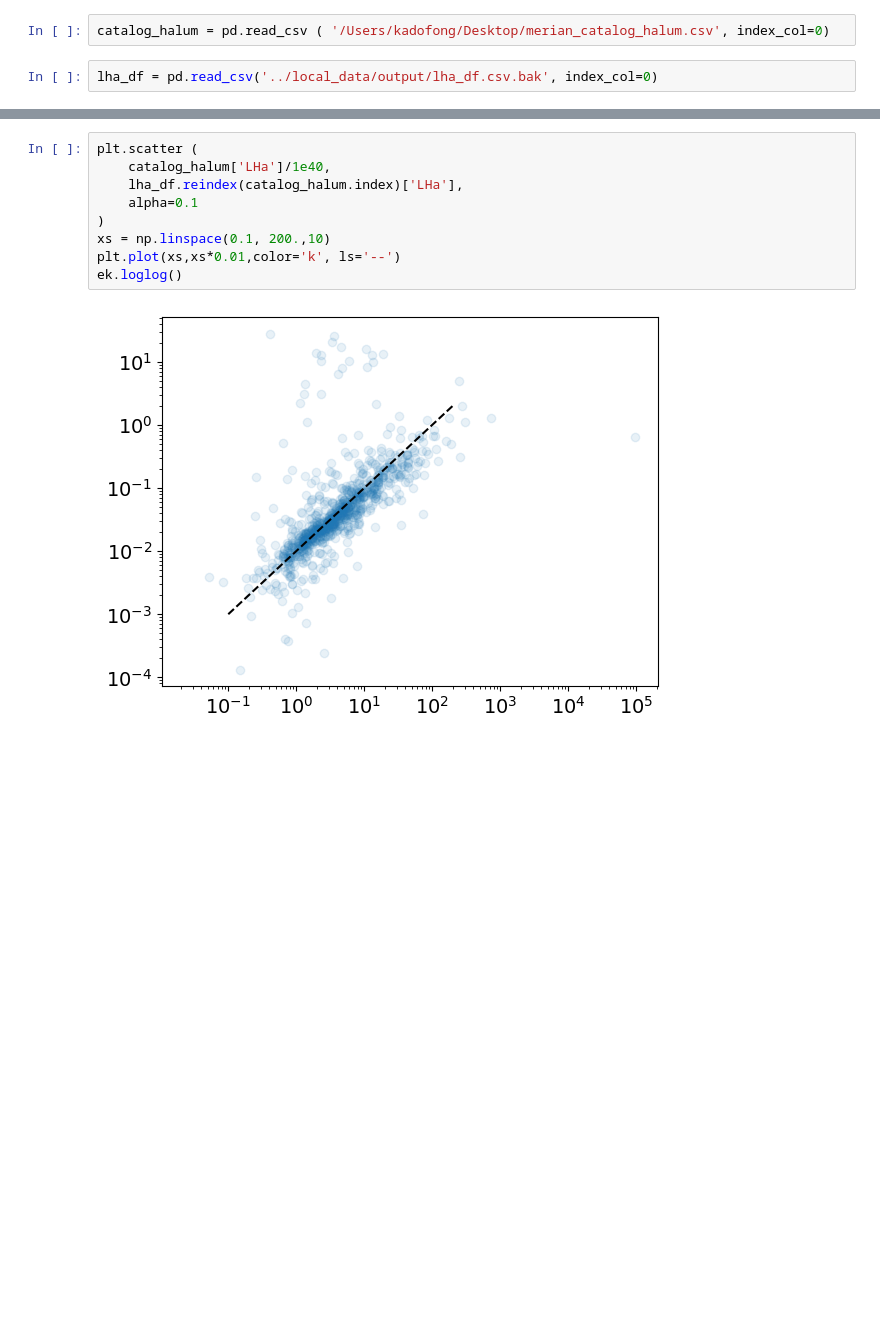
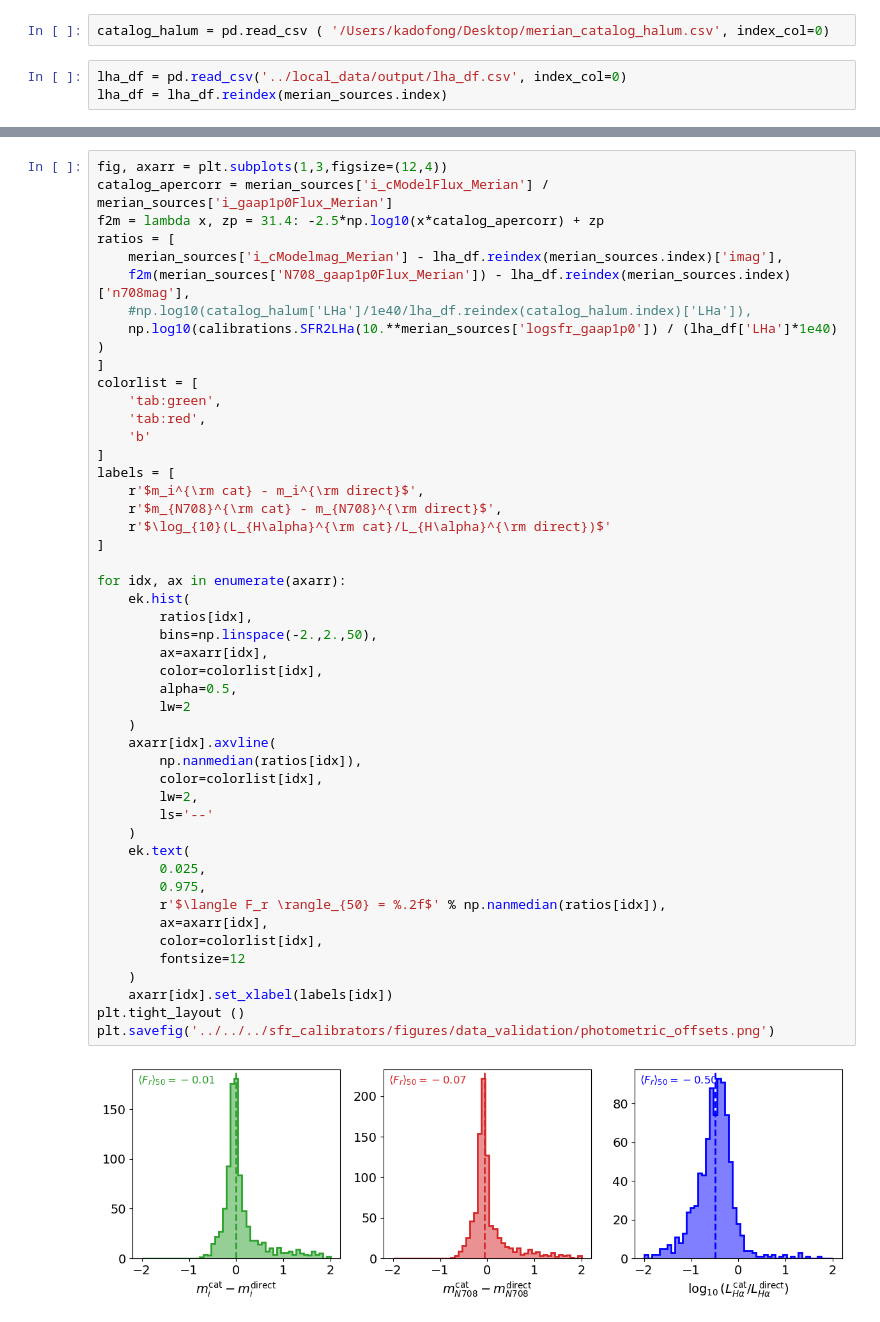
Before and after one commit to ekadofong/agrias, a Jupyter notebook: notebooks/HalphaDirectPhotometry.ipynb, the cells around one changed output, grey strips where cells are left out. Saved outputs shown, nothing was run; the diff lists cells and outputs as text; blank space fills up the shorter version.

```diff
--- a/notebooks/HalphaDirectPhotometry.ipynb
+++ b/notebooks/HalphaDirectPhotometry.ipynb
@@ -30,4 +30,5 @@ galex = _galex.loc[~_galex.index.duplicated(keep='first')].reindex(overlap).rese
 # %%
 catalog_halum = pd.read_csv ( '/Users/kadofong/Desktop/merian_catalog_halum.csv', index_col=0)
 # %%
-lha_df = pd.read_csv('../local_data/output/lha_df.csv.bak', index_col=0)
+lha_df = pd.read_csv('../local_data/output/lha_df.csv', index_col=0)
+lha_df = lha_df.reindex(merian_sources.index)
@@ -50,11 +35,49 @@ plt.savefig("/Users/kadofong//Desktop/output.png")
 # %%
-plt.scatter (
-    catalog_halum['LHa']/1e40,
-    lha_df.reindex(catalog_halum.index)['LHa'],
-    alpha=0.1
-)
-xs = np.linspace(0.1, 200.,10)
-plt.plot(xs,xs*0.01,color='k', ls='--')
-ek.loglog()
+fig, axarr = plt.subplots(1,3,figsize=(12,4))
+catalog_apercorr = merian_sources['i_cModelFlux_Merian'] / merian_sources['i_gaap1p0Flux_Merian']
+f2m = lambda x, zp = 31.4: -2.5*np.log10(x*catalog_apercorr) + zp
+ratios = [
+    merian_sources['i_cModelmag_Merian'] - lha_df.reindex(merian_sources.index)['imag'],
+    f2m(merian_sources['N708_gaap1p0Flux_Merian']) - lha_df.reindex(merian_sources.index)['n708mag'],
+    #np.log10(catalog_halum['LHa']/1e40/lha_df.reindex(catalog_halum.index)['LHa']),
+    np.log10(calibrations.SFR2LHa(10.**merian_sources['logsfr_gaap1p0']) / (lha_df['LHa']*1e40) )
+]
+colorlist = [
+    'tab:green',
+    'tab:red',
+    'b'
+]
+labels = [
+    r'$m_i^{\rm cat} - m_i^{\rm direct}$',
+    r'$m_{N708}^{\rm cat} - m_{N708}^{\rm direct}$',
+    r'$\log_{10}(L_{H\alpha}^{\rm cat}/L_{H\alpha}^{\rm direct})$'
+]
+
+for idx, ax in enumerate(axarr):
+    ek.hist(
+        ratios[idx],
+        bins=np.linspace(-2.,2.,50),
+        ax=axarr[idx],
+        color=colorlist[idx],
+        alpha=0.5,
+        lw=2
+    )
+    axarr[idx].axvline(
+        np.nanmedian(ratios[idx]),
+        color=colorlist[idx],
+        lw=2,
+        ls='--'
+    )
+    ek.text(
+        0.025,
+        0.975,
+        r'$\langle F_r \rangle_{50} = %.2f$' % np.nanmedian(ratios[idx]),
+        ax=axarr[idx],
+        color=colorlist[idx],
+        fontsize=12
+    )
+    axarr[idx].set_xlabel(labels[idx])
+plt.tight_layout ()
+plt.savefig('../../../sfr_calibrators/figures/data_validation/photometric_offsets.png')
 # %% [output]
-[figure, old version]
+[figure, new version]
```
Also changed, not shown: parts of 9 cells of this notebook, 2 other files.
